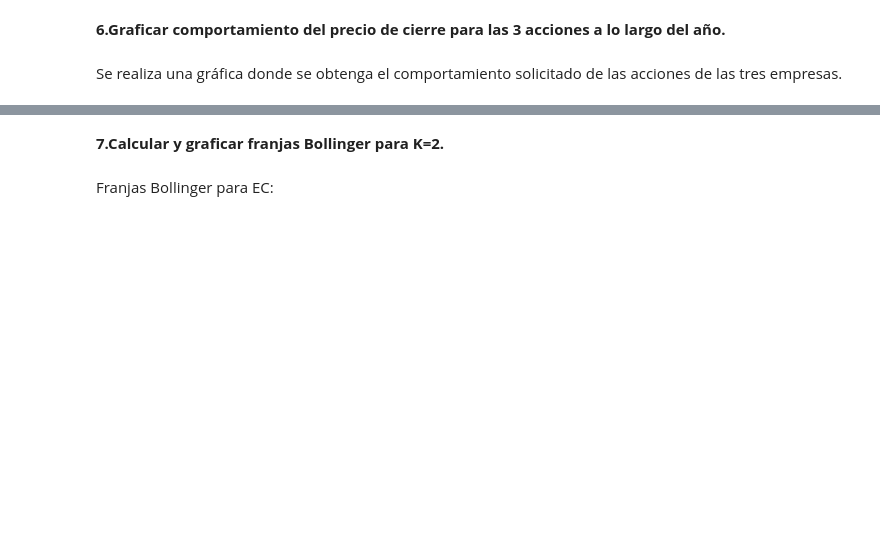
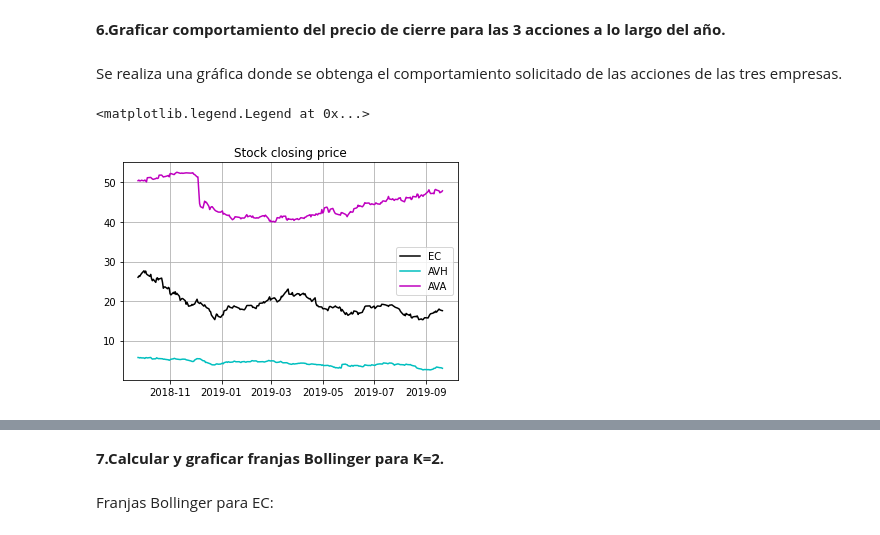
Before and after one commit to NicoPatalagua/BigData, a Jupyter notebook: Spark_Dataframes_Windows.ipynb, the cells around one changed output, grey strips where cells are left out. Cells and saved outputs as stored; diff of their text form; code cells hidden in the pictures; blank space fills up the shorter version.

```diff
--- a/Spark_Dataframes_Windows.ipynb
+++ b/Spark_Dataframes_Windows.ipynb
@@ -379,3 +381,17 @@ La grafica se obtine con el siguiente código:
 **6.Graficar comportamiento del precio de cierre para las 3 acciones a lo largo del año.**
 # %% [markdown]
 Se realiza una gráfica donde se obtenga el comportamiento solicitado de las acciones de las tres empresas.
+# %%
+ObjACEC=ObjEC.select('Date','Close').toPandas()
+ObjACAVH=ObjAVH.select('Date','Close').toPandas()
+ObjACAVA=ObjAVA.select('Date','Close').toPandas()
+fig,ax=plt.subplots()
+ax.plot(ObjACEC.Date,ObjACEC.Close,label="EC",c='k')
+ax.plot(ObjACAVH.Date,ObjACAVH.Close,label="AVH",c='c')
+ax.plot(ObjACAVA.Date, ObjACAVA.Close,label="AVA",c='m')
+ax.set_title('Stock closing price')
+ax.grid(True)
+ax.legend()
+# %% [output]
+<matplotlib.legend.Legend at 0x...>
+[figure, added]
```
Also changed, not shown: parts of 25 cells of this notebook.
